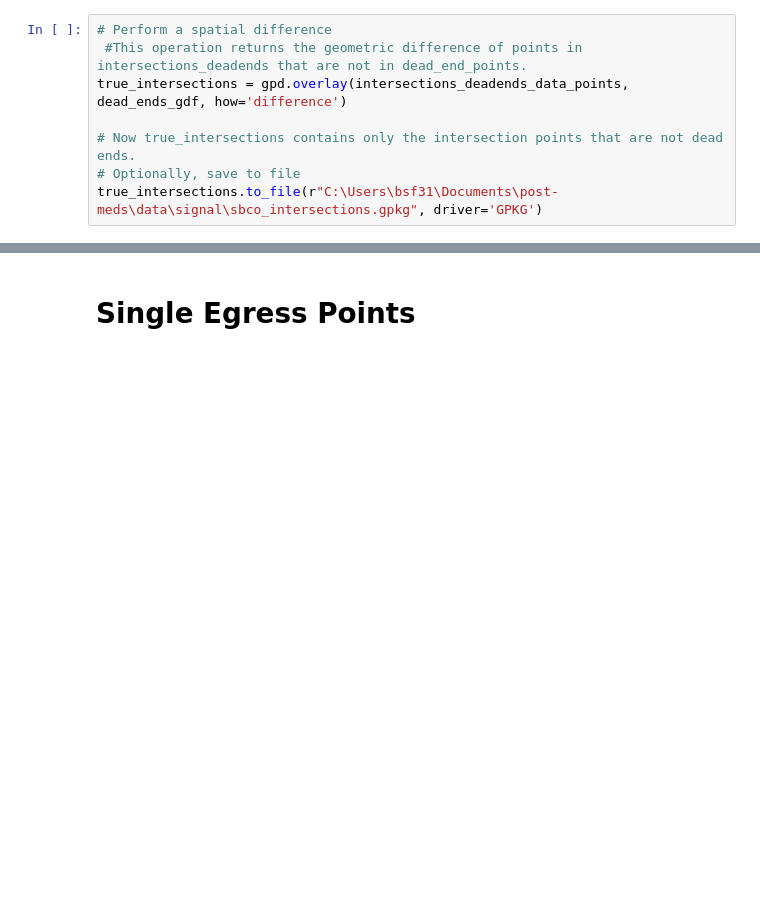
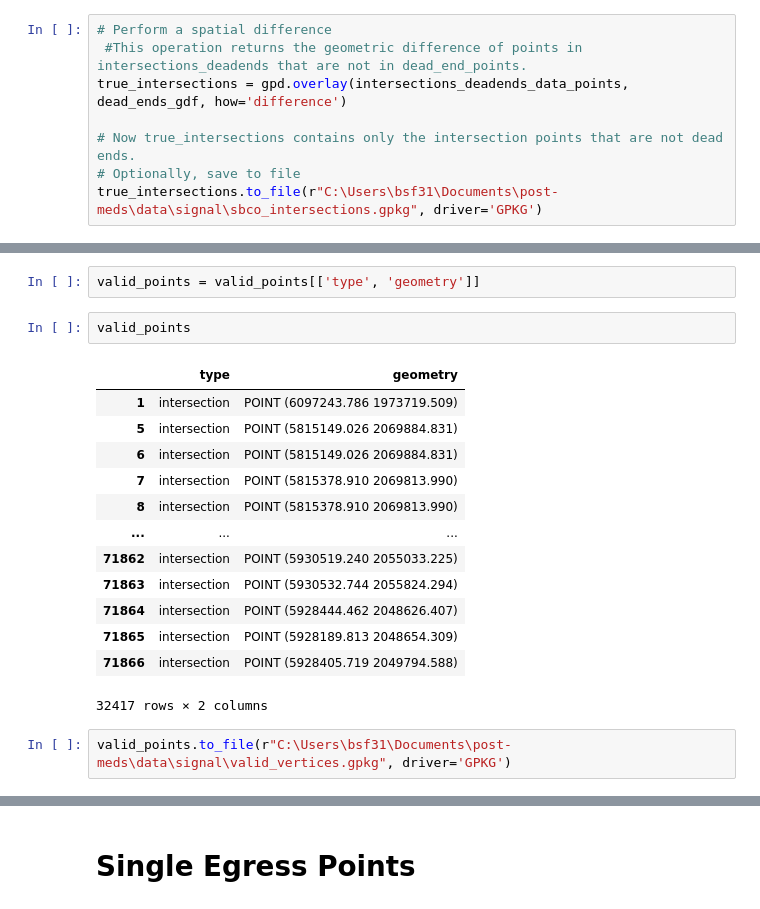
Before and after one commit to signal-rwmp/eems-pro, a Jupyter notebook: road_analysis.ipynb, the cells around one changed output, grey strips where cells are left out. Cells and saved outputs as stored; diff of their text form; blank space fills up the shorter version.

```diff
--- a/road_analysis.ipynb
+++ b/road_analysis.ipynb
@@ -87,0 +120,20 @@ Using simplify on roads  may help reduce when extracting all vertices.
+# %%
+valid_points = valid_points[['type', 'geometry']]
+# %%
+valid_points
+# %% [output]
+|  | type | geometry |
+| 1 | intersection | POINT (6097243.786 1973719.509) |
+| 5 | intersection | POINT (5815149.026 2069884.831) |
+| 6 | intersection | POINT (5815149.026 2069884.831) |
+| 7 | intersection | POINT (5815378.910 2069813.990) |
+| 8 | intersection | POINT (5815378.910 2069813.990) |
+| ... | ... | ... |
+| 71862 | intersection | POINT (5930519.240 2055033.225) |
+| 71863 | intersection | POINT (5930532.744 2055824.294) |
+| 71864 | intersection | POINT (5928444.462 2048626.407) |
+| 71865 | intersection | POINT (5928189.813 2048654.309) |
+| 71866 | intersection | POINT (5928405.719 2049794.588) |
+32417 rows × 2 columns
+# %%
+valid_points.to_file(r"C:\Users\bsf31\Documents\post-meds\data\signal\valid_vertices.gpkg", driver='GPKG')
```
Also changed, not shown: parts of 30 cells of this notebook.
